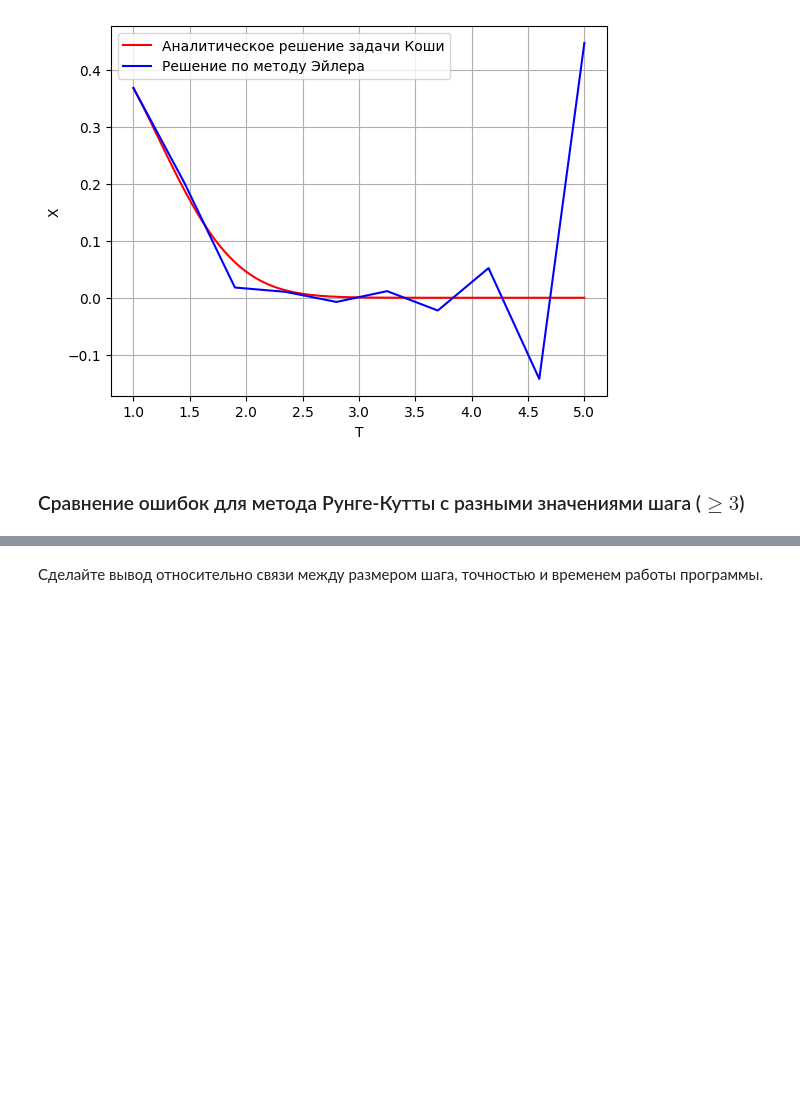
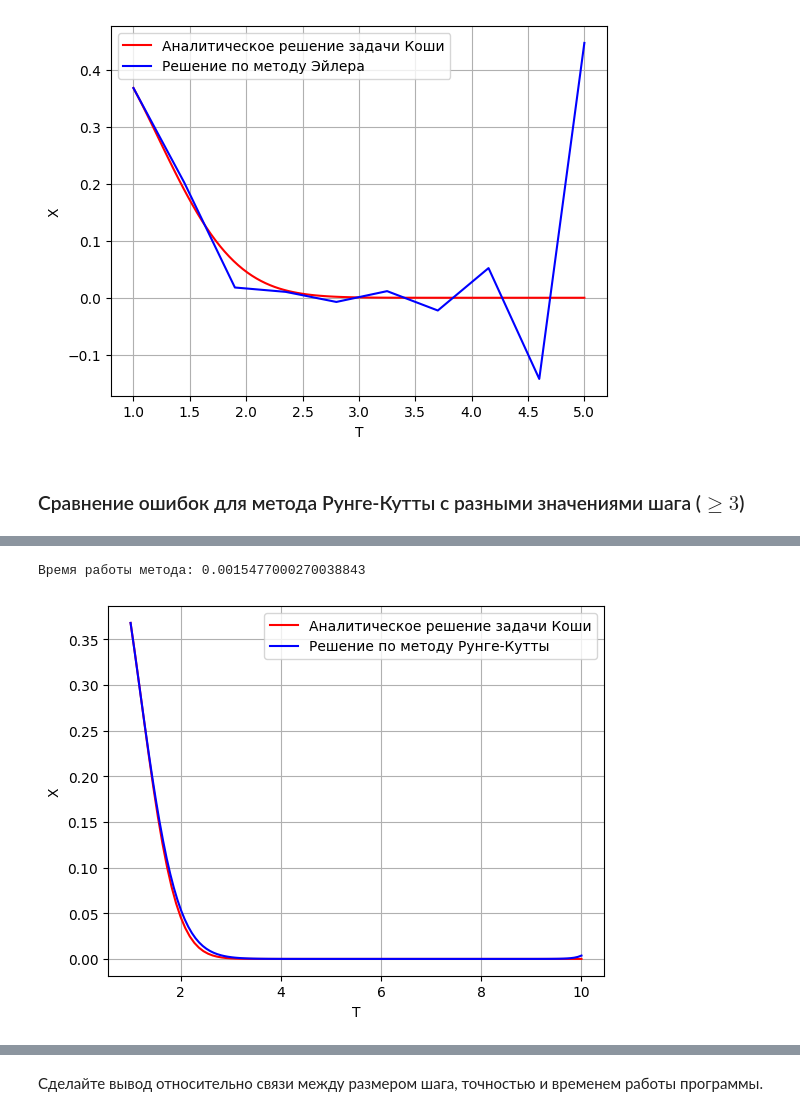
Before and after one commit to dimassolovev/differential-equations, a Jupyter notebook: lab_1.ipynb, the cells around one changed output, grey strips where cells are left out. Cells and saved outputs as stored; diff of their text form; code cells hidden in the pictures; blank space fills up the shorter version.

```diff
--- a/lab_1.ipynb
+++ b/lab_1.ipynb
@@ -389,0 +406,16 @@ plot_arr(runge_kutta_t, runge_kutta_x, "blue", "Решение по методу
+# %%
+# Начальные условия
+t_segment = [1, 10]
+x_0 = [np.exp(-1)]
+
+start_time = time.perf_counter()
+dt = 0.072
+runge_kutta_t, runge_kutta_x = Runge_Kutta_method(f, t_segment, x_0, dt)
+end_time = time.perf_counter()
+
+print(f"Время работы метода: {end_time - start_time}")
+plot_func(t_segment, phi, "red", "Aналитическое решение задачи Коши")
+plot_arr(runge_kutta_t, runge_kutta_x, "blue", "Решение по методу Рунге-Кутты")
+# %% [output]
+Время работы метода: 0.0015477000270038843
+[figure, added]
```
Also changed, not shown: parts of 15 cells of this notebook.
